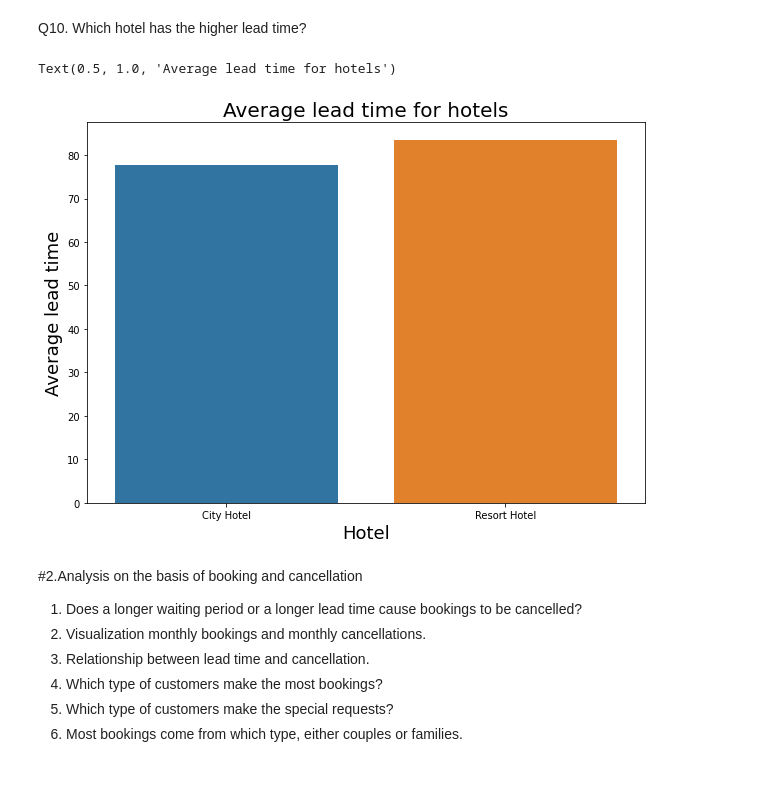
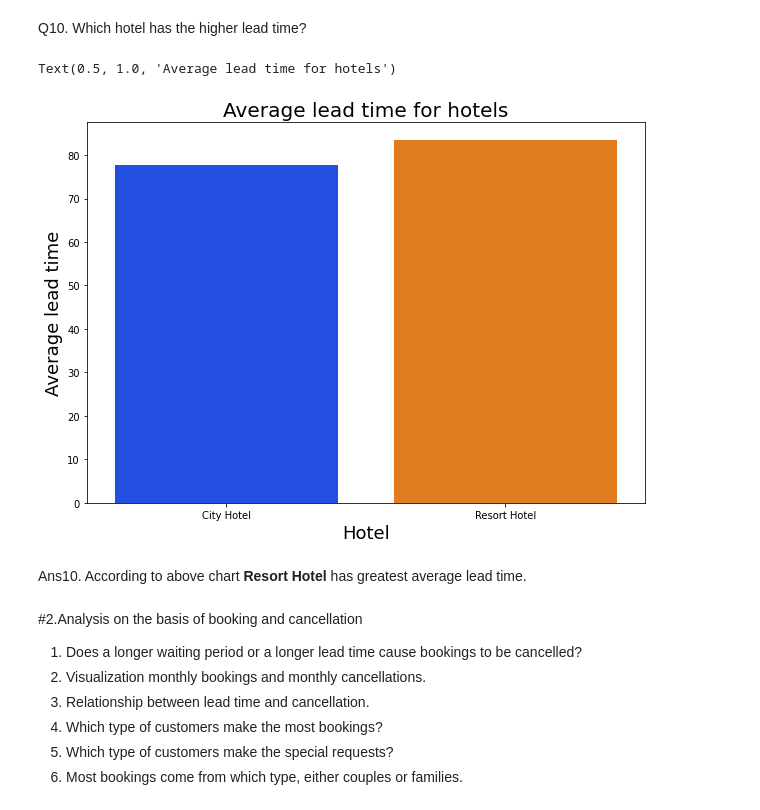
Before and after one commit to niteshavagabond/Hotel-Booking-analysis, a Jupyter notebook: Hotel_Booking_Analysis_Capstone_Project.ipynb, the cells around one changed output. Saved outputs shown, nothing was run; the diff lists cells and outputs as text; code cells hidden in the pictures; blank space fills up the shorter version.

```diff
--- a/Hotel_Booking_Analysis_Capstone_Project.ipynb
+++ b/Hotel_Booking_Analysis_Capstone_Project.ipynb
@@ -307,5 +307,5 @@ sns.heatmap(hdf1,annot = True,fmt='.2f', annot_kws={'size': 10},  vmax=.8, squar
 df=hdf[['hotel','booking_cancel_status','lead_time','no_of_days_in_waiting_list','reserved_room_type','assigned_room_type',
         'meal_type','arrival_date_year','arrival_date_month','arrival_month_year','country','distribution_channel',
         'required_no_of_car_parking_space','no_of_adults','no_of_children','repeated_guest_status','no_of_babies',
-        'total_no_in_group','total_no_of_stays','total_no_of_special_requests','customer_type','deposit_type','adr']]
+        'total_no_in_group','total_no_of_stays','total_no_of_special_requests','customer_type','deposit_type','adr']].copy()
 # %%
@@ -402,11 +413,11 @@ Q10. Which hotel has the higher lead time?
 # %%
 avg_lead=df.groupby(by='hotel').agg({'lead_time':'mean'}).reset_index()
 avg_lead
 plt.figure(figsize=(10,7))
-sns.barplot(x=avg_lead['hotel'],y=avg_lead['lead_time'])
+sns.barplot(x=avg_lead['hotel'],y=avg_lead['lead_time'],palette='bright')
 plt.xlabel('Hotel',fontsize=18)
 plt.ylabel('Average lead time',fontsize=18)
 plt.title('Average lead time for hotels',fontsize=20)
 # %% [output]
 Text(0.5, 1.0, 'Average lead time for hotels')
-[figure, old version]
+[figure, new version]
@@ -415,3 +424,5 @@ repeat_df=df[df['repeated_guest_status']==1]
+# %% [markdown]
+Ans10. According to above chart **Resort Hotel** has greatest average lead time.
 # %% [markdown]
 #2.Analysis on the basis of booking and cancellation
 
```
Also changed, not shown: parts of 12 cells of this notebook.
